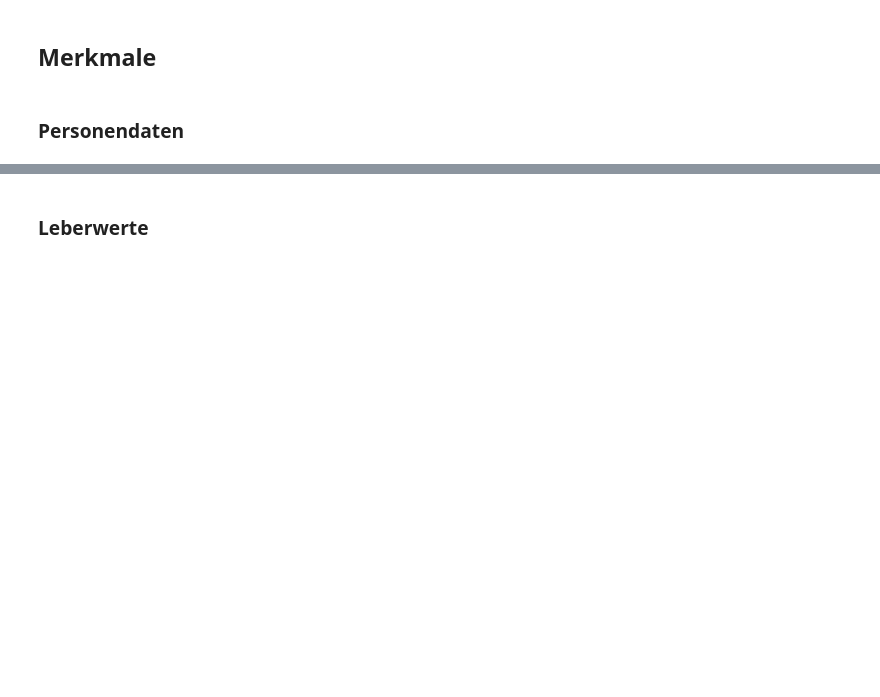
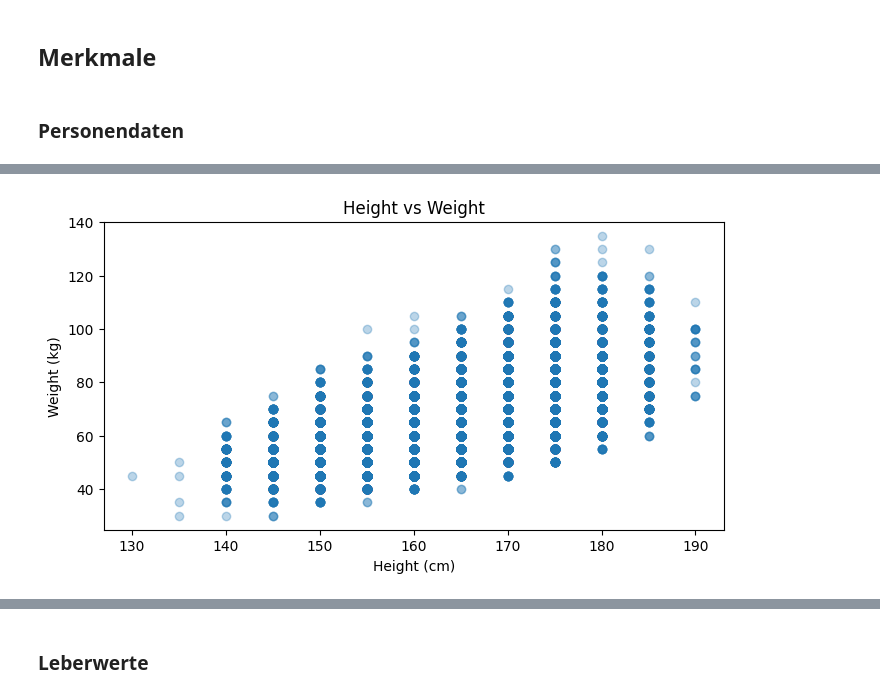
Before and after one commit to jonaRumberg/datascienceportfolio, a Jupyter notebook: data-understanding.ipynb, the cells around one changed output, grey strips where cells are left out. Cells and saved outputs as stored; diff of their text form; code cells hidden in the pictures; blank space fills up the shorter version.

```diff
--- a/data-understanding.ipynb
+++ b/data-understanding.ipynb
@@ -53,0 +39,10 @@ plt.show()
+# %%
+# Scatter plot: height vs weight
+plt.figure(figsize=(8, 4))
+plt.scatter(df['height(cm)'], df['weight(kg)'], alpha=0.3)
+plt.title('Height vs Weight')
+plt.xlabel('Height (cm)')
+plt.ylabel('Weight (kg)')
+plt.show()
+# %% [output]
+[figure, added]
```
Also changed, not shown: parts of 14 cells of this notebook, 2 other files.
